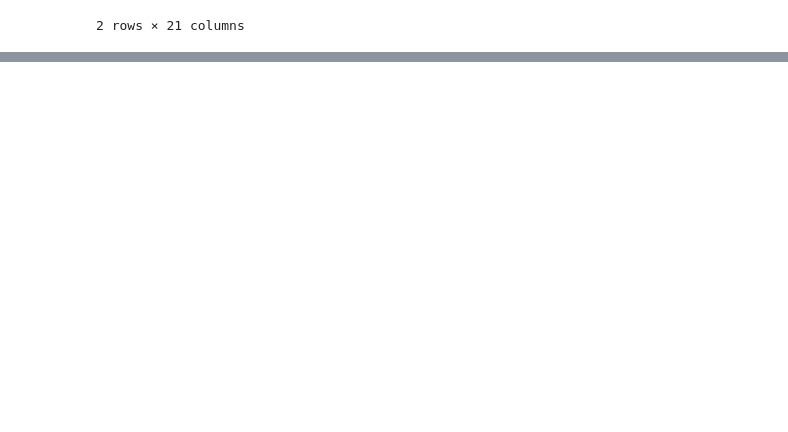
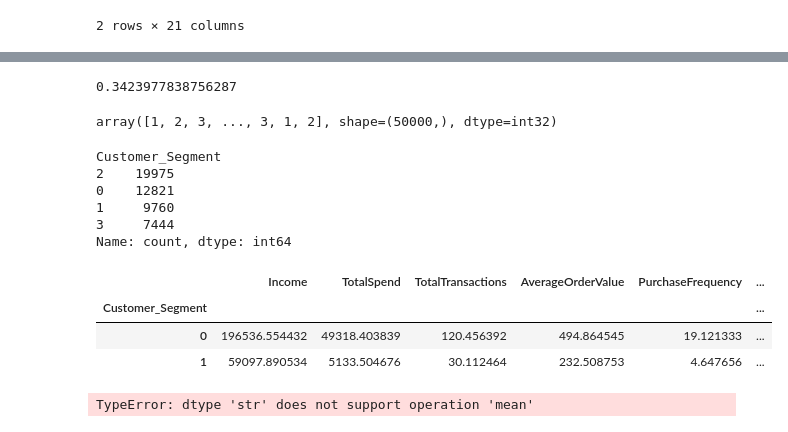
Before and after one commit to ashishpatel3630-art/PRISM_AI_Models, a Jupyter notebook: PRISM-AI/notebooks/03_SegmentationV(2).ipynb, the cells around one changed output, grey strips where cells are left out. Saved outputs shown, nothing was run; the diff lists cells and outputs as text; code cells hidden in the pictures; blank space fills up the shorter version.

```diff
--- a/PRISM-AI/notebooks/03_SegmentationV(2).ipynb
+++ b/PRISM-AI/notebooks/03_SegmentationV(2).ipynb
@@ -574,0 +763,26 @@ KeyError: "None of [Index(['Customer_Segment', 'Customer_Segment_Name'], dtype='
+# %%
+from sklearn.cluster import KMeans
+from sklearn.metrics import silhouette_score
+
+
+k4 = KMeans(
+    n_clusters=4,
+    random_state=42,
+    n_init=200
+)
+
+
+labels = k4.fit_predict(
+    X_scaled
+)
+
+
+score = silhouette_score(
+    X_scaled,
+    labels
+)
+
+
+print(score)
+# %% [output]
+0.3423977838756287
@@ -574,0 +801,42 @@ KeyError: "None of [Index(['Customer_Segment', 'Customer_Segment_Name'], dtype='
+# %%
+k4.fit_predict(X_pca)
+# %% [output]
+array([1, 2, 3, ..., 3, 1, 2], shape=(50000,), dtype=int32)
+# %%
+df_model["Customer_Segment"] = labels
+
+
+df_model["Customer_Segment"].value_counts()
+# %% [output]
+Customer_Segment
+2    19975
+0    12821
+1     9760
+3     7444
+Name: count, dtype: int64
+# %%
+segment_profile[[
+"Income",
+"TotalSpend",
+"TotalTransactions",
+"AverageOrderValue",
+"PurchaseFrequency",
+"LastPurchaseDays",
+"CustomerHealthScore",
+"SatisfactionScore",
+"SupportCalls",
+"Complaints"
+]]
+# %% [output]
+|  | Income | TotalSpend | TotalTransactions | AverageOrderValue | PurchaseFrequency | ... |
+| Customer_Segment |  |  |  |  |  | ... |
+| 0 | 196536.554432 | 49318.403839 | 120.456392 | 494.864545 | 19.121333 | ... |
+| 1 | 59097.890534 | 5133.504676 | 30.112464 | 232.508753 | 4.647656 | ... |
+# %%
+segment_profile = df_model.groupby(
+    "Customer_Segment"
+).mean()
+
+segment_profile
+# %% [output]
+TypeError: dtype 'str' does not support operation 'mean'
```
Also changed, not shown: parts of 41 cells of this notebook, 2 other files.
